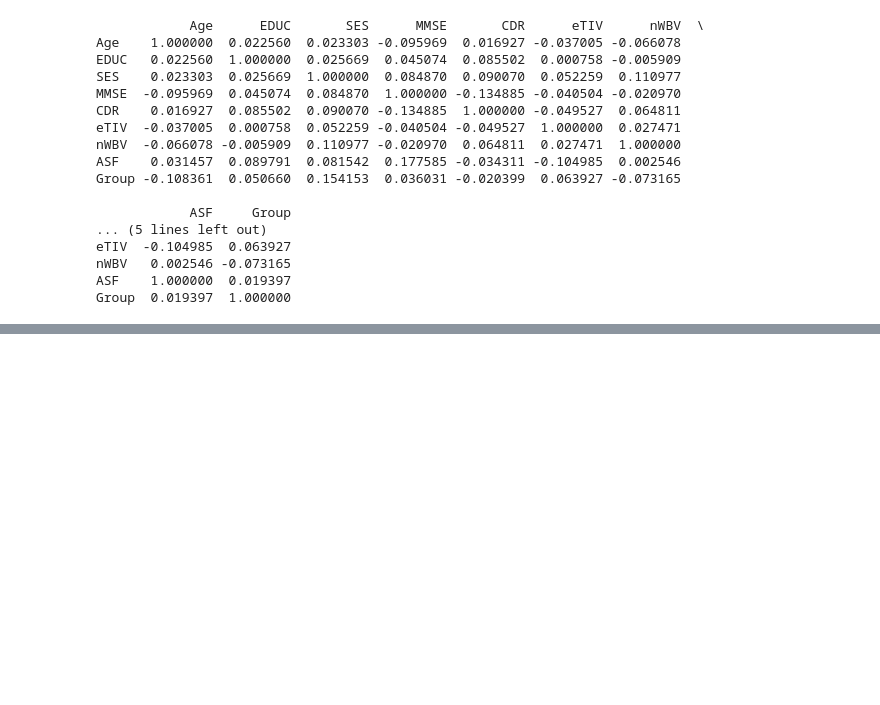
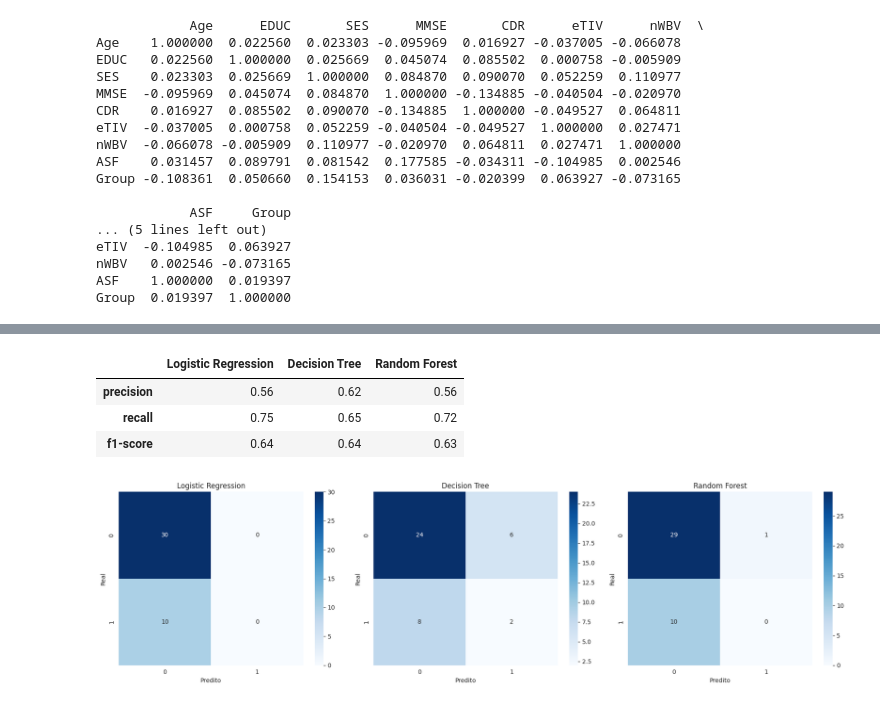
Before and after one commit to devLarissaRodrigues/WoMakersCode-DataAnalytics-DesafiosEmSquad, a Jupyter notebook: Desafio6_completo_em_squad.ipynb, the cells around one changed output, grey strips where cells are left out. Saved outputs shown, nothing was run; the diff lists cells and outputs as text; code cells hidden in the pictures; blank space fills up the shorter version.

Commit message:
Começando a inserir insights de treinamento de modelo

```diff
--- a/Desafio6_completo_em_squad.ipynb
+++ b/Desafio6_completo_em_squad.ipynb
@@ -170,0 +243,42 @@ Group  0.019397  1.000000
+# %%
+from sklearn.metrics import classification_report
+
+# Armazenar os relatórios como dicionários
+report_lr = classification_report(y_test, y_pred_lr, output_dict=True)
+report_tree = classification_report(y_test, y_pred_tree, output_dict=True)
+report_rf = classification_report(y_test, y_pred_rf, output_dict=True)
+
+# Criar um DataFrame comparativo
+results = pd.DataFrame({
+    'Logistic Regression': pd.Series(report_lr['weighted avg']),
+    'Decision Tree': pd.Series(report_tree['weighted avg']),
+    'Random Forest': pd.Series(report_rf['weighted avg'])
+})
+
+# Exibir apenas precision, recall e f1-score
+display(results.loc[['precision', 'recall', 'f1-score']].round(2))
+# %% [output]
+|  | Logistic Regression | Decision Tree | Random Forest |
+| precision | 0.56 | 0.62 | 0.56 |
+| recall | 0.75 | 0.65 | 0.72 |
+| f1-score | 0.64 | 0.64 | 0.63 |
+# %%
+from sklearn.metrics import confusion_matrix
+
+models = {
+    'Logistic Regression': y_pred_lr,
+    'Decision Tree': y_pred_tree,
+    'Random Forest': y_pred_rf
+}
+
+fig, axes = plt.subplots(1, 3, figsize=(18, 5))
+for ax, (name, y_pred) in zip(axes, models.items()):
+    cm = confusion_matrix(y_test, y_pred)
+    sns.heatmap(cm, annot=True, fmt='d', cmap='Blues', ax=ax)
+    ax.set_title(name)
+    ax.set_xlabel('Predito')
+    ax.set_ylabel('Real')
+plt.tight_layout()
+plt.show()
+# %% [output]
+[figure, added]
```
Also changed, not shown: parts of 9 cells of this notebook.
